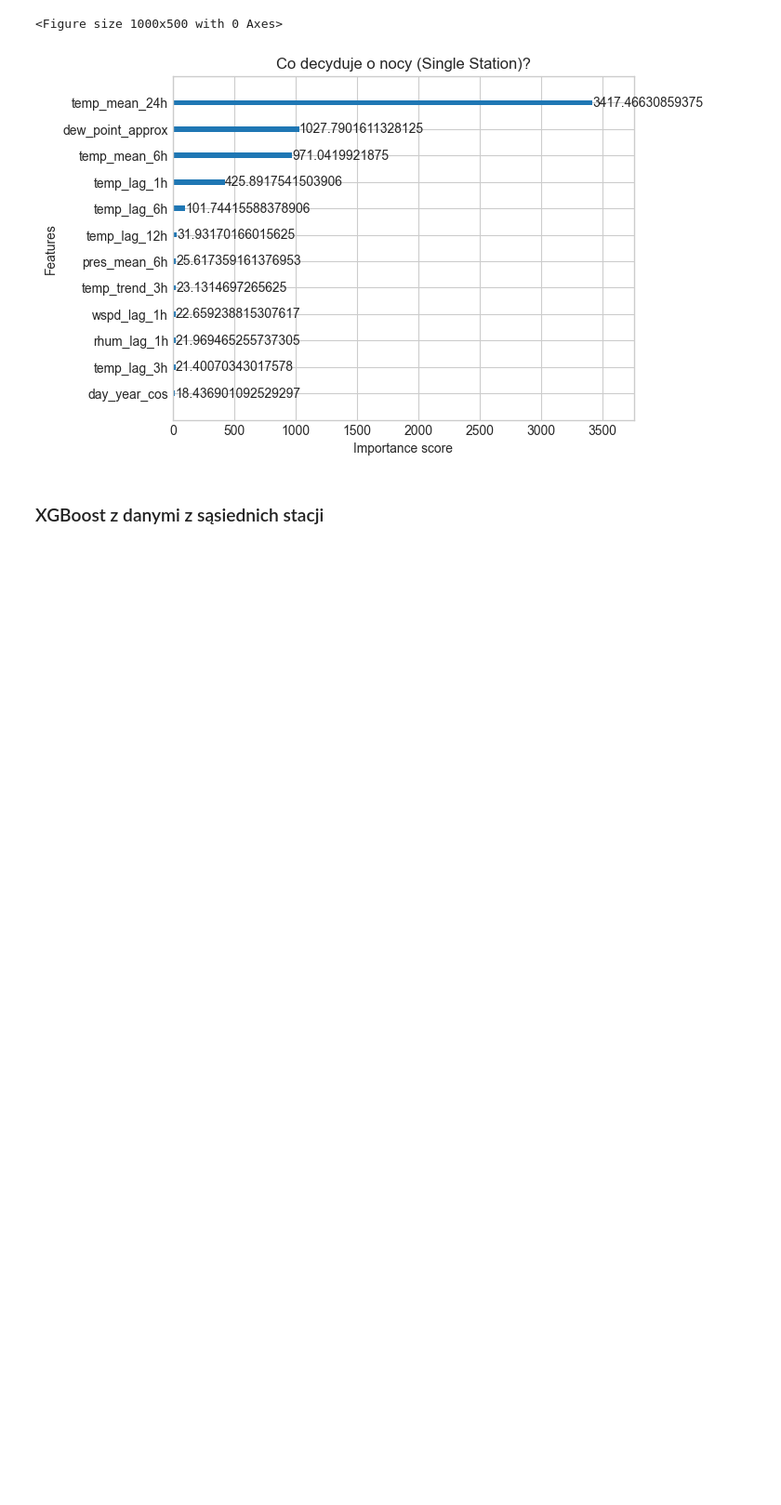
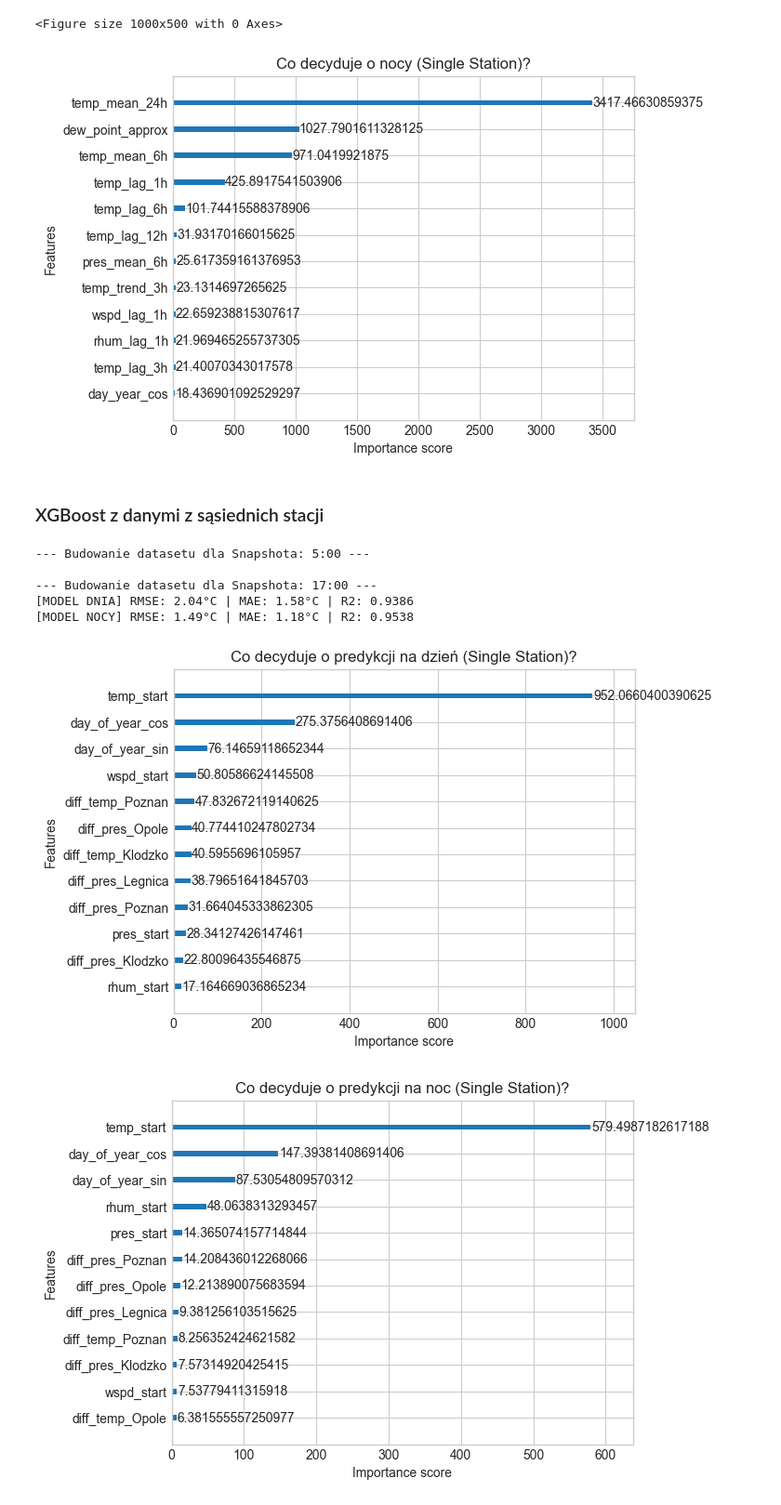
Before and after one commit to WeronikaTarnawska/projekt_pogoda_ml, a Jupyter notebook: temperature_xgboost.ipynb, the cells around one changed output. Shown at 93% size. Saved outputs shown, nothing was run; the diff lists cells and outputs as text; code cells hidden in the pictures; blank space fills up the shorter version.

```diff
--- a/temperature_xgboost.ipynb
+++ b/temperature_xgboost.ipynb
@@ -318,0 +368,31 @@ show_results(day_results, night_results)
+# %%
+
+cities = ['Legnica', 'Opole', 'Poznan', 'Klodzko']
+
+# === DATASET 1: PORANNY (Prognoza Dnia) ===
+# Snapshot o 05:00 rano -> Przewidujemy średnią z 06:00-18:00
+data_day = create_specialized_dataset(df, snapshot_hour=5, target_series=series_day_target, neighbor_cities=cities)
+
+# === DATASET 2: WIECZORNY (Prognoza Nocy) ===
+# Snapshot o 17:00 wieczorem -> Przewidujemy średnią z 18:00-06:00
+data_night = create_specialized_dataset(df, snapshot_hour=17, target_series=series_night_target, neighbor_cities=cities)
+
+day_results = train_and_eval(data_day, 'target_temp_day', 'MODEL DNIA')
+night_results = train_and_eval(data_night, 'target_temp_night', 'MODEL NOCY')
+
+modal_day = day_results[2]
+xgb.plot_importance(modal_day, max_num_features=12, importance_type='gain', title='Co decyduje o predykcji na dzień (Single Station)?')
+
+model_night = night_results[2]
+xgb.plot_importance(model_night, max_num_features=12, importance_type='gain', title='Co decyduje o predykcji na noc (Single Station)?')
+plt.show()
+
+show_results(day_results, night_results)
+# %% [output]
+--- Budowanie datasetu dla Snapshota: 5:00 ---
+
+--- Budowanie datasetu dla Snapshota: 17:00 ---
+[MODEL DNIA] RMSE: 2.04°C | MAE: 1.58°C | R2: 0.9386
+[MODEL NOCY] RMSE: 1.49°C | MAE: 1.18°C | R2: 0.9538
+[figure, added]
+[figure, added]
```
Also changed, not shown: parts of 2 cells of this notebook.
